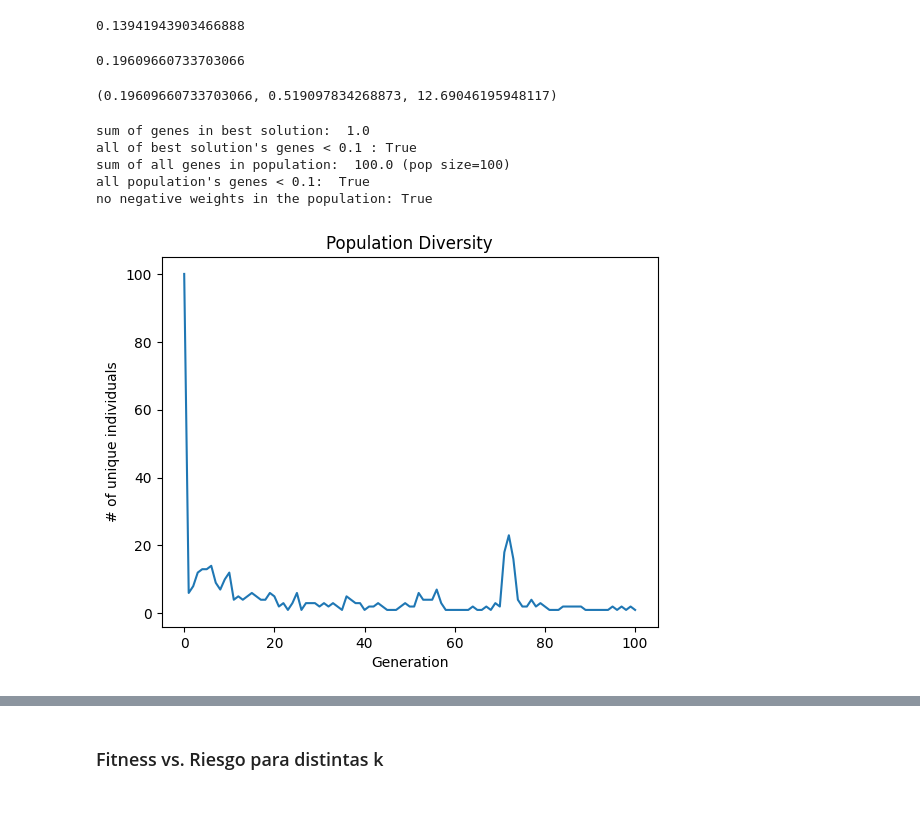
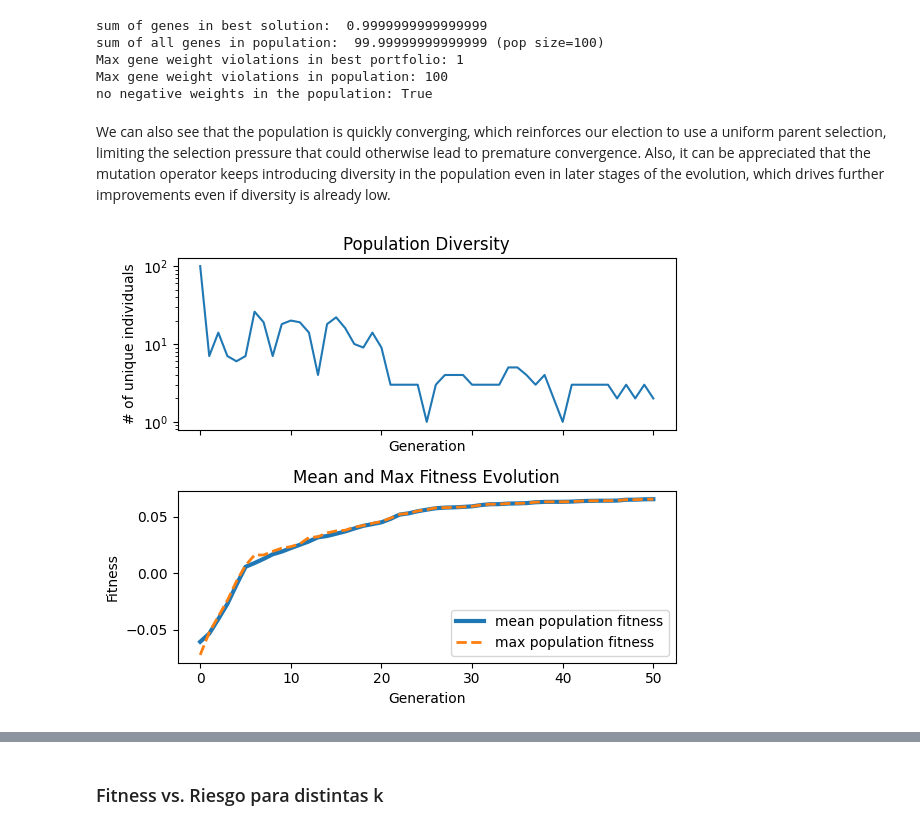
Before and after one commit to PanDomene/Evolutionary-Algorithm-for-Portfolio-Optimization, a Jupyter notebook: results/results.ipynb, the cells around one changed output, grey strips where cells are left out. Drawn from its saved outputs; the diff is of its cells as text; code cells hidden in the pictures.

Commit message:
Added validation during training. Improved robustness tests.

```diff
--- a/results/results.ipynb
+++ b/results/results.ipynb
@@ -10,0 +29,4 @@ np.random.seed(62)
+# %%
+test = eva.EA(train_data, max_risk=benchmark_risk)
+test.run(50)
+best = test.best_chrom
@@ -11,34 +47,23 @@ np.random.seed(62)
 # %%
-test = ea.EA(top_closing_prices, pop_size=100, lambda_=600, p_m=0.1, max_w=0.1)
-test.pop_fitness.max()
+print('sum of genes in best solution: ', best.sum())
+print('sum of all genes in population: ', test.population[:,:-1].sum(),
+                                                  f'(pop size={test.pop_size})')
+print(f"Max gene weight violations in best portfolio: {(test.best_chrom > test.max_w).sum()}")
+print(f"Max gene weight violations in population: {(test.population[:, :-1] > test.max_w).sum()}")
+print(f"no negative weights in the population:", np.all(test.population>=0))
 # %% [output]
-0.13941943903466888
+sum of genes in best solution:  0.9999999999999999
+sum of all genes in population:  99.99999999999999 (pop size=100)
+Max gene weight violations in best portfolio: 1
+Max gene weight violations in population: 100
+no negative weights in the population: True
-# %%
-test.run(100)
-test.pop_fitness.max()
-# %% [output]
-0.19609660733703066
-# %%
-x = np.argmax(test.pop_fitness)
-best = test.population[x,:-1]
-test.fitness(best)
-# %% [output]
-(0.19609660733703066, 0.519097834268873, 12.69046195948117)
-# %%
-print('sum of genes in best solution: ', best.sum())
-print(f"all of best solution's genes < {test.max_w} :", np.all(best<test.max_w))
-print('sum of all genes in population: ', test.population[:,:-1].sum(),
-                                                  f'(pop size={test.pop_size})')
-print(f"all population's genes < {test.max_w}: ",
-                                             np.all(test.population[:, :-1]<=test.max_w))
-print(f"no negative weights in the population:", np.all(test.population>=0))
-# %% [output]
-sum of genes in best solution:  1.0
-all of best solution's genes < 0.1 : True
-sum of all genes in population:  100.0 (pop size=100)
-all population's genes < 0.1:  True
-no negative weights in the population: True
+# %% [markdown]
+We can also see that the population is quickly converging, which reinforces our election to use a uniform parent selection, limiting the selection pressure that could otherwise lead to premature convergence. Also, it can be appreciated that the mutation operator keeps introducing diversity in the population even in later stages of the evolution, which drives further improvements even if diversity is already low.
 # %%
-test.plot_diversity()
+fig, axs = plt.subplots(2, 1, figsize=(6, 5), sharex=True)
+test.plot_diversity(ax=axs[0])
+test.plot_fitness(ax=axs[1])
+plt.tight_layout
+plt.savefig('evolution.jpg')
 # %% [output]
-[figure, old version]
+[figure, new version]
```
Also changed, not shown: parts of 36 cells of this notebook, 19 other files.
